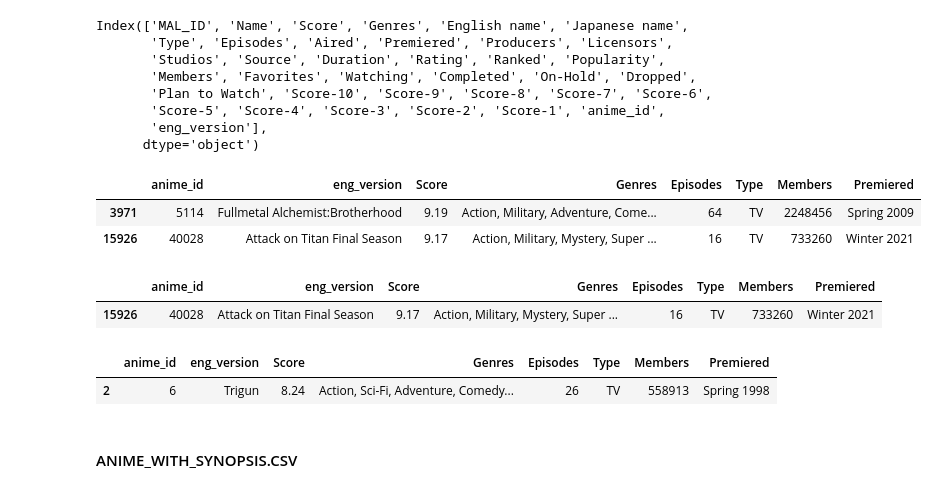
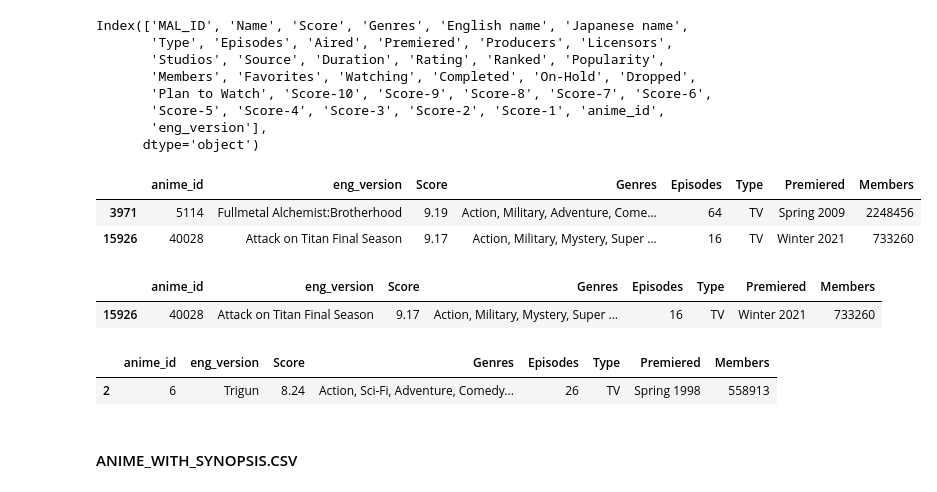
Before and after one commit to PoojaKuniyal/Anime-Recommender, a Jupyter notebook: notebook/anime.ipynb, the cells around one changed output. Saved outputs shown, nothing was run; the diff lists cells and outputs as text; code cells hidden in the pictures.

```diff
--- a/notebook/anime.ipynb
+++ b/notebook/anime.ipynb
@@ -380,12 +386,12 @@ Index(['MAL_ID', 'Name', 'Score', 'Genres', 'English name', 'Japanese name',
       dtype='object')
 # %%
 df = df[["anime_id", "eng_version","Score","Genres","Episodes","Type",
-         "Members","Premiered"]]
+         "Premiered", "Members"]]
 df.head(2)
 # %% [output]
-|  | anime_id | eng_version | Score | Genres | Episodes | Type | Members | Premiered |
-| 3971 | 5114 | Fullmetal Alchemist:Brotherhood | 9.19 | Action, Military, Adventure, Come... | 64 | TV | 2248456 | Spring 2009 |
-| 15926 | 40028 | Attack on Titan Final Season | 9.17 | Action, Military, Mystery, Super ... | 16 | TV | 733260 | Winter 2021 |
+|  | anime_id | eng_version | Score | Genres | Episodes | Type | Premiered | Members |
+| 3971 | 5114 | Fullmetal Alchemist:Brotherhood | 9.19 | Action, Military, Adventure, Come... | 64 | TV | Spring 2009 | 2248456 |
+| 15926 | 40028 | Attack on Titan Final Season | 9.17 | Action, Military, Mystery, Super ... | 16 | TV | Winter 2021 | 733260 |
 # %%
 def getAnimeFrame(anime,df):
     if isinstance(anime,int):
@@ -395,13 +401,13 @@ def getAnimeFrame(anime,df):
 # %%
 getAnimeFrame(40028,df)
 # %% [output]
-|  | anime_id | eng_version | Score | Genres | Episodes | Type | Members | Premiered |
-| 15926 | 40028 | Attack on Titan Final Season | 9.17 | Action, Military, Mystery, Super ... | 16 | TV | 733260 | Winter 2021 |
+|  | anime_id | eng_version | Score | Genres | Episodes | Type | Premiered | Members |
+| 15926 | 40028 | Attack on Titan Final Season | 9.17 | Action, Military, Mystery, Super ... | 16 | TV | Winter 2021 | 733260 |
 # %%
 getAnimeFrame("Trigun",df)
 # %% [output]
-|  | anime_id | eng_version | Score | Genres | Episodes | Type | Members | Premiered |
-| 2 | 6 | Trigun | 8.24 | Action, Sci-Fi, Adventure, Comedy... | 26 | TV | 558913 | Spring 1998 |
+|  | anime_id | eng_version | Score | Genres | Episodes | Type | Premiered | Members |
+| 2 | 6 | Trigun | 8.24 | Action, Sci-Fi, Adventure, Comedy... | 26 | TV | Spring 1998 | 558913 |
 # %% [markdown]
 #### ANIME_WITH_SYNOPSIS.CSV
 # %%
```
Also changed, not shown: parts of 32 cells of this notebook, 14 other files.
